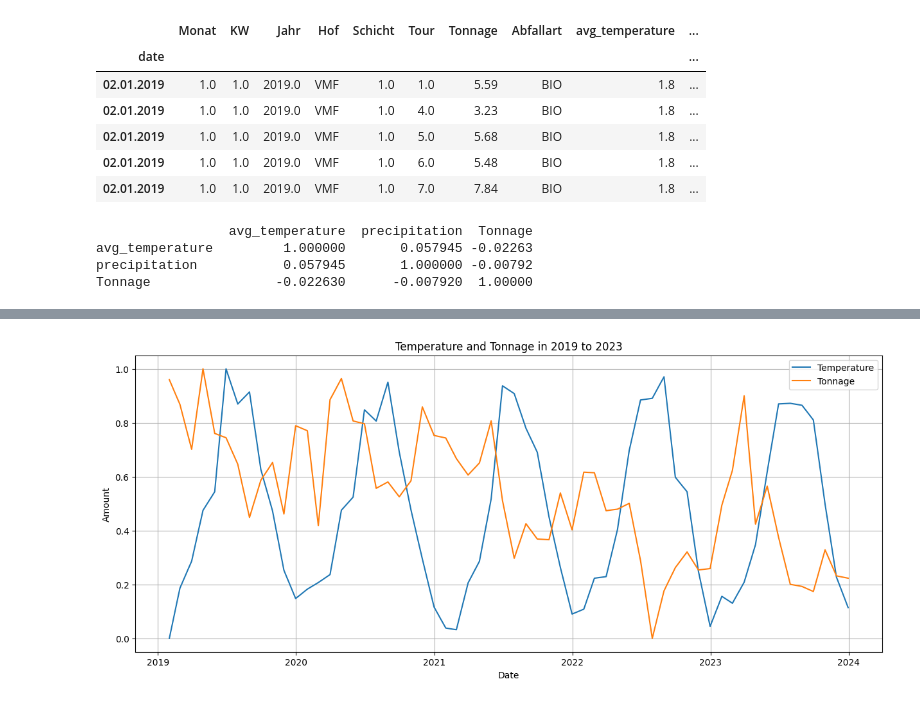
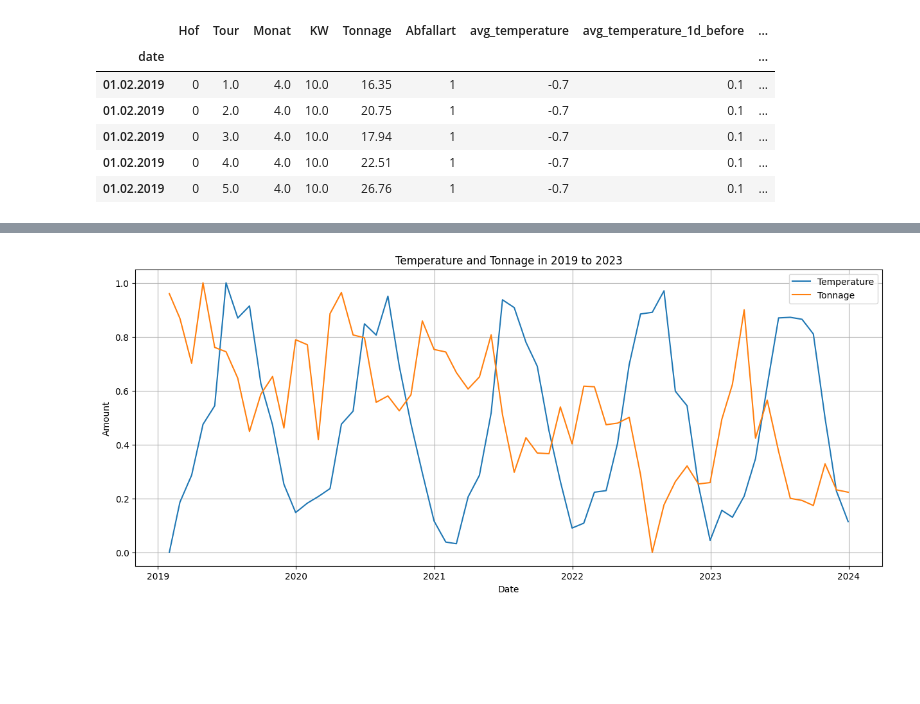
Before and after one commit to FlyingBaum/trash-ml, a Jupyter notebook: notebooks/weather-data.ipynb, the cells around one changed output, grey strips where cells are left out. Cells and saved outputs as stored; diff of their text form; code cells hidden in the pictures; blank space fills up the shorter version.

```diff
--- a/notebooks/weather-data.ipynb
+++ b/notebooks/weather-data.ipynb
@@ -40,49 +61,54 @@ weather_data.head()
 # %%
 import pandas as pd
 
 # Read trash data and separate by semicolon.
 trash_data = pd.read_csv('../data/trash-amounts.csv', sep=';')
 
 # Rename Datum header to date and set it as the index.
 trash_data = trash_data.rename(columns={'Datum': 'date'})
 trash_data = trash_data.set_index('date')
 
 # Convert date from "DD.MM.YY" to "DD.MM.YYYY".
 trash_data.index = pd.to_datetime(trash_data.index, format='%d.%m.%y')
 trash_data.index = trash_data.index.strftime('%d.%m.%Y')
 
-# Add weather data columns to trash data.
+# Convert tonnage to numeric and replace commas with dots.
+trash_data['Tonnage'] = pd.to_numeric(trash_data['Tonnage'].str.replace(',', '.'))
+
+# Remove completely empty rows.
+trash_data = trash_data.dropna(how='all')
+
+# Drop columns.
+trash_data = trash_data.drop(columns=['Jahr', 'Schicht'])
+
+# Hof and Abfallart values are string words, change them to numbers for easier processing. Do not use a map.
+trash_data['Hof'] = pd.Categorical(trash_data['Hof'])
+trash_data['Hof'] = trash_data['Hof'].cat.codes
+
+trash_data['Abfallart'] = pd.Categorical(trash_data['Abfallart'])
+trash_data['Abfallart'] = trash_data['Abfallart'].cat.codes
+
+# Sum up ONLY the tonnage for each day, Hof and tour. Do not sum up other columns except for tonnage.
+trash_data = trash_data.groupby(['date', 'Hof', 'Tour']).sum()
+
+# Reset index.
+trash_data = trash_data.reset_index()
+
+# Set date as the index.
+trash_data = trash_data.set_index('date')
+
+# Add weather data columns to trash data horizontally.
 weather_trash_data = trash_data.join(weather_data)
 
 # Export the frame to a csv file for later processing.
 weather_trash_data.to_csv('../data/weather-trash.csv')
 
-# Remove completely empty rows.
-weather_trash_data = weather_trash_data.dropna(how='all')
-
-# Convert Tonnage to numeric and replace commas with dots.
-weather_trash_data['Tonnage'] = pd.to_numeric(weather_trash_data['Tonnage'].str.replace(',', '.'))
-
-# Export the frame to a csv file for later processing.
-weather_trash_data.to_csv('../data/weather-trash.csv')
-
 weather_trash_data.head()
 # %% [output]
-|  | Monat | KW | Jahr | Hof | Schicht | Tour | Tonnage | Abfallart | avg_temperature | ... |
-| date |  |  |  |  |  |  |  |  |  | ... |
-| 02.01.2019 | 1.0 | 1.0 | 2019.0 | VMF | 1.0 | 1.0 | 5.59 | BIO | 1.8 | ... |
-| 02.01.2019 | 1.0 | 1.0 | 2019.0 | VMF | 1.0 | 4.0 | 3.23 | BIO | 1.8 | ... |
-| 02.01.2019 | 1.0 | 1.0 | 2019.0 | VMF | 1.0 | 5.0 | 5.68 | BIO | 1.8 | ... |
-| 02.01.2019 | 1.0 | 1.0 | 2019.0 | VMF | 1.0 | 6.0 | 5.48 | BIO | 1.8 | ... |
-| 02.01.2019 | 1.0 | 1.0 | 2019.0 | VMF | 1.0 | 7.0 | 7.84 | BIO | 1.8 | ... |
+|  | Hof | Tour | Monat | KW | Tonnage | Abfallart | avg_temperature | avg_temperature_1d_before | ... |
+| date |  |  |  |  |  |  |  |  | ... |
+| 01.02.2019 | 0 | 1.0 | 4.0 | 10.0 | 16.35 | 1 | -0.7 | 0.1 | ... |
+| 01.02.2019 | 0 | 2.0 | 4.0 | 10.0 | 20.75 | 1 | -0.7 | 0.1 | ... |
+| 01.02.2019 | 0 | 3.0 | 4.0 | 10.0 | 17.94 | 1 | -0.7 | 0.1 | ... |
+| 01.02.2019 | 0 | 4.0 | 4.0 | 10.0 | 22.51 | 1 | -0.7 | 0.1 | ... |
+| 01.02.2019 | 0 | 5.0 | 4.0 | 10.0 | 26.76 | 1 | -0.7 | 0.1 | ... |
-# %%
-# Make a correlation matrix between temperature, precipitation and tonnage.
-correlation_matrix = weather_trash_data[['avg_temperature', 'precipitation', 'Tonnage']].corr()
-
-# Print the correlation matrix.
-print(correlation_matrix)
-# %% [output]
-                 avg_temperature  precipitation  Tonnage
-avg_temperature         1.000000       0.057945 -0.02263
-precipitation           0.057945       1.000000 -0.00792
-Tonnage                -0.022630      -0.007920  1.00000
```
Also changed, not shown: parts of 3 cells of this notebook, 1 other file.
